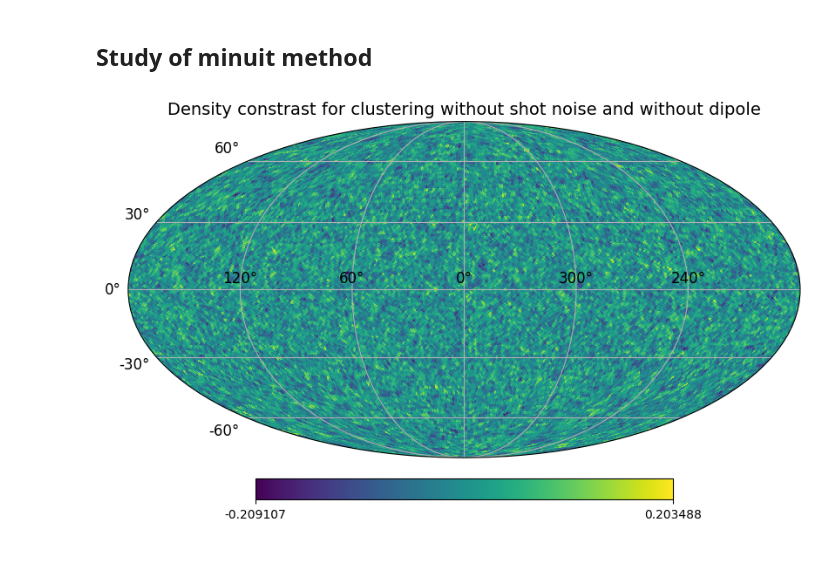
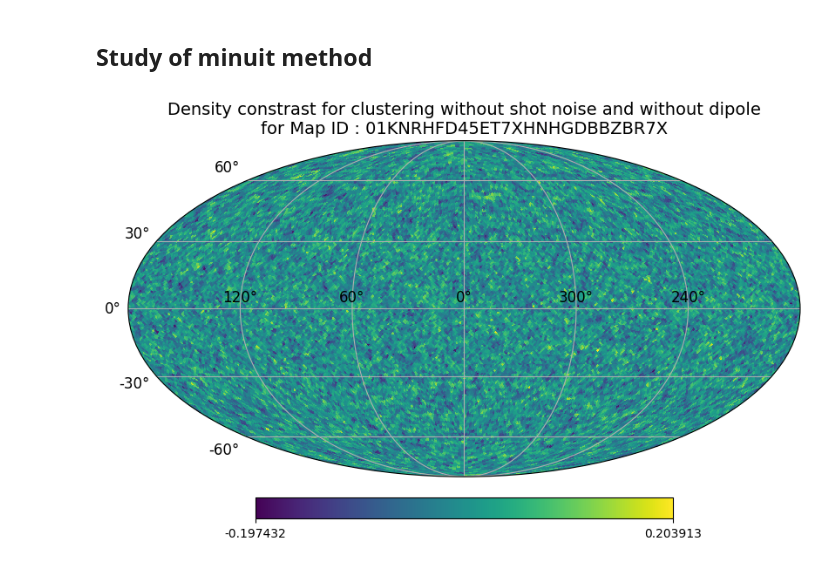
Before and after one commit to johannct/M2_Stage_Code, a Jupyter notebook: Simulation/Cluster_maps_Fit_comparison.ipynb, the cells around one changed output. Saved outputs shown, nothing was run; the diff lists cells and outputs as text; code cells hidden in the pictures.

```diff
--- a/Simulation/Cluster_maps_Fit_comparison.ipynb
+++ b/Simulation/Cluster_maps_Fit_comparison.ipynb
@@ -127,19 +147,34 @@ dfNumpy
 # %% [markdown]
 ## Study of minuit method
 # %%
-def get_index(data, ID, HDU='MAPS'):
+def get_indexID(fits, ID, HDU='MAPS'):
     if type(ID) == np.ndarray or type(ID) == list or type(ID) == tuple:
-        idx = [ get_index(data, id, HDU) for id in ID]
-    else: idx = data[HDU].where(f'Map_ID == "{ID}"')
+        idx = [get_index(fits, id, HDU) for id in ID]
+    else: idx = fits[HDU].where(f'Map_ID == "{ID}"')
     return idx
 
-mapID = data['FIT_NUMPY']['Map_ID'][0] #to study the first common map
-idxID = get_index(data, mapID)
+
+def hasID_fits(fits, ID, HDU='MAPS'):
+    """Check if an ID or a list of IDs is in the HDU of the fits.
+    Return True if it is, and False if not."""
+    return np.isin(ID, fits[HDU]['Map_ID'][:])
+
+
+def get_ID_not_in(fits, HDU_ref ='FIT_MINUIT', HDU_target='MAPS'):
+    """Return the IDs in HDU_target that are not in HDU_ref."""
+    ID_ref = fits[HDU_ref].read(columns='Map_ID')
+    ID_target = fits[HDU_target].read(columns='Map_ID')
+    not_in = np.isin(ID_target, ID_ref, invert=True)
+    return ID_target[not_in]
+
+
+mapID = get_ID_not_in(data, HDU_ref ='FIT_MINUIT', HDU_target='MAPS')[0] #first map not fitted yet by minuit
+idxID = get_indexID(data, mapID)
 map = data['MAPS']['Map'][idxID][0]
-title="Density constrast for clustering without shot noise and without dipole"
+title=f"Density constrast for clustering without shot noise and without dipole\nfor Map ID : {mapID}"
 hp.projview(map, title=title, graticule=True, graticule_labels=True);
 # %% [output]
-[figure, old version]
+[figure, new version]
 # %%
 def get_dicParam_minuit(m, mapID, add_param={}, to_pandas=True):
     """Return the dictionnary of fit results useful to be saved in an external file."""
```
Also changed, not shown: parts of 13 cells of this notebook.
